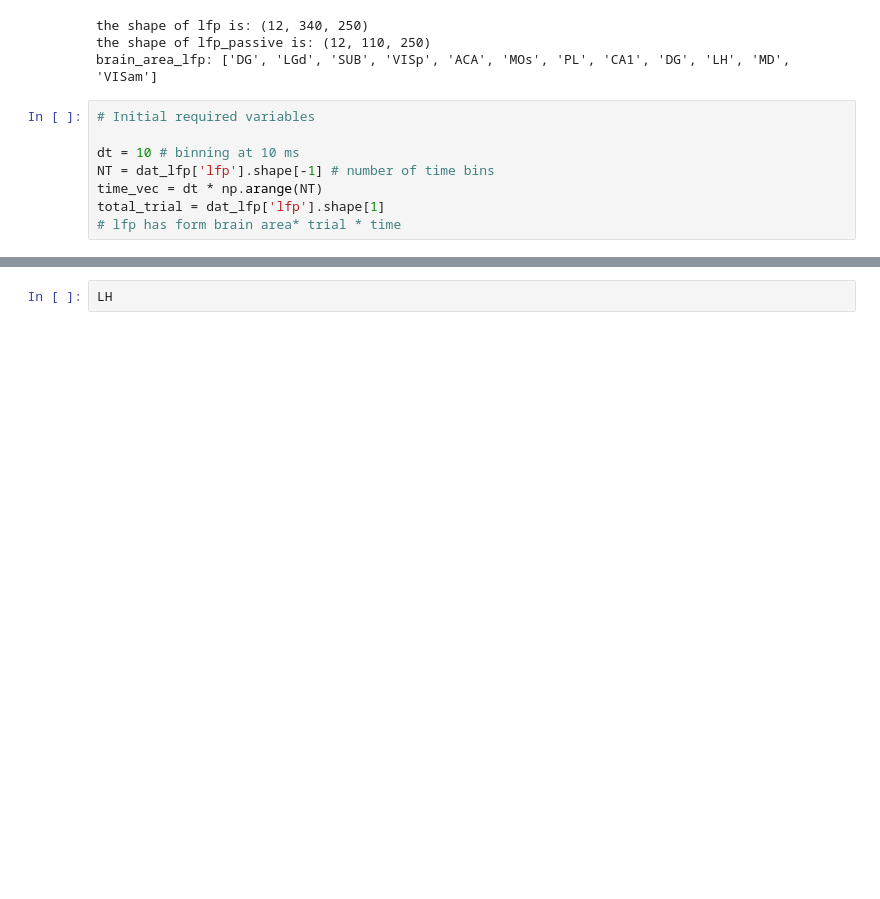
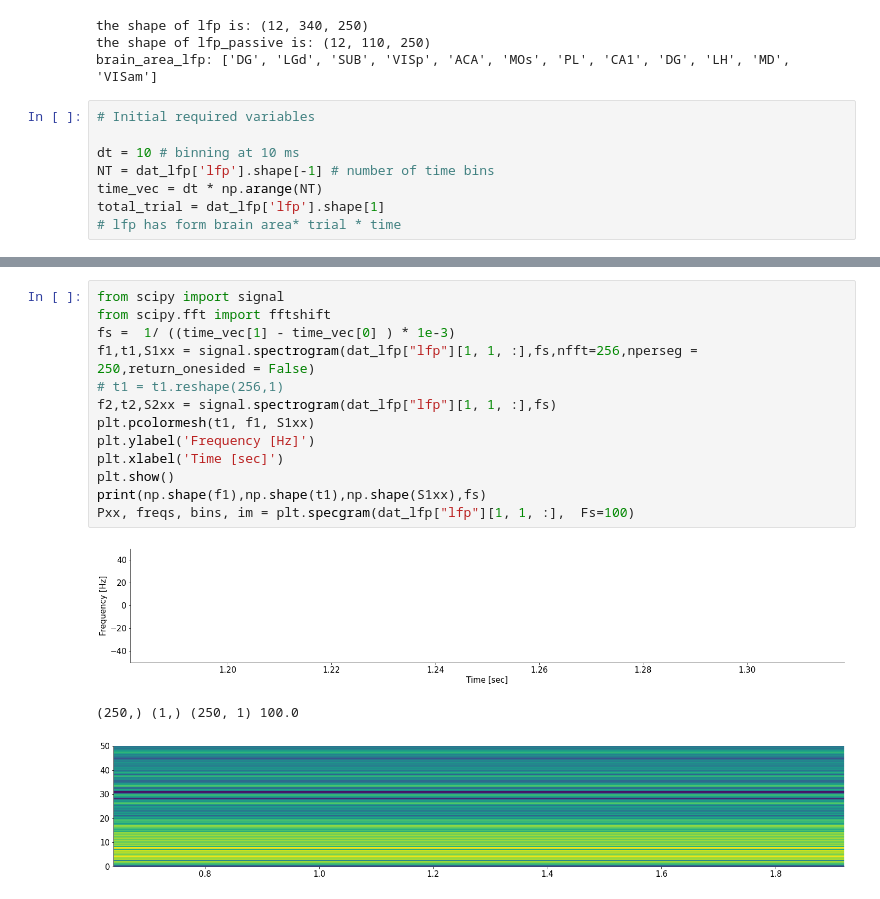
Before and after one commit to Neurocoders/AttentionProject, a Jupyter notebook: Copy_of_load_steinmetz_extra.ipynb, the cells around one changed output, grey strips where cells are left out. Cells and saved outputs as stored; diff of their text form; blank space fills up the shorter version.

Commit message:
Added code for spectrogram - to debug

```diff
--- a/Copy_of_load_steinmetz_extra.ipynb
+++ b/Copy_of_load_steinmetz_extra.ipynb
@@ -154,2 +157,17 @@ please insert the second lfp region to plot:VISam
-# %%
-LH
+# %%
+from scipy import signal
+from scipy.fft import fftshift
+fs =  1/ ((time_vec[1] - time_vec[0] ) * 1e-3)
+f1,t1,S1xx = signal.spectrogram(dat_lfp["lfp"][1, 1, :],fs,nfft=256,nperseg = 250,return_onesided = False)
+# t1 = t1.reshape(256,1)
+f2,t2,S2xx = signal.spectrogram(dat_lfp["lfp"][1, 1, :],fs)
+plt.pcolormesh(t1, f1, S1xx)
+plt.ylabel('Frequency [Hz]')
+plt.xlabel('Time [sec]')
+plt.show()
+print(np.shape(f1),np.shape(t1),np.shape(S1xx),fs)
+Pxx, freqs, bins, im = plt.specgram(dat_lfp["lfp"][1, 1, :],  Fs=100)
+# %% [output]
+[figure, added]
+(250,) (1,) (250, 1) 100.0
+[figure, added]
```
Also changed, not shown: parts of 4 cells of this notebook.
